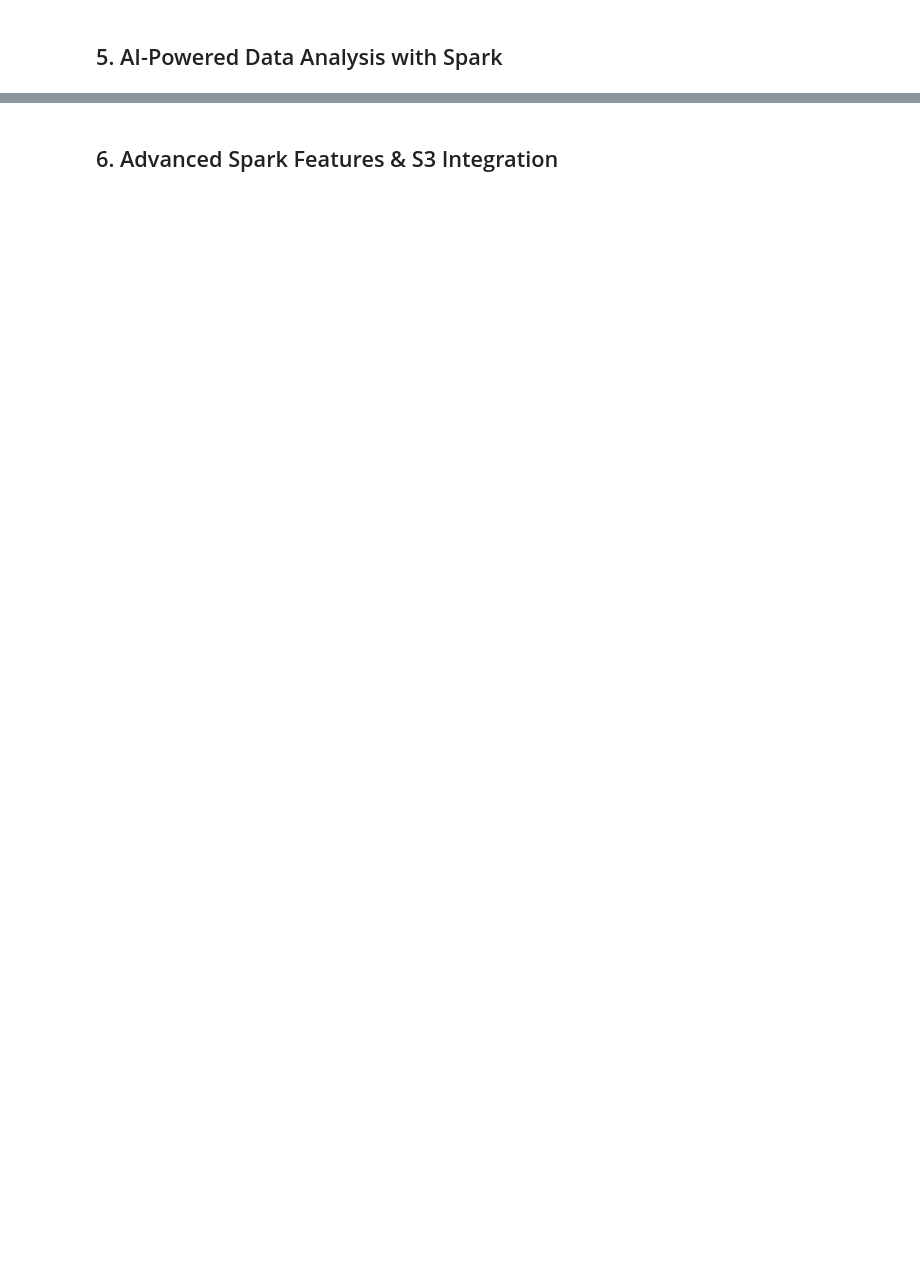
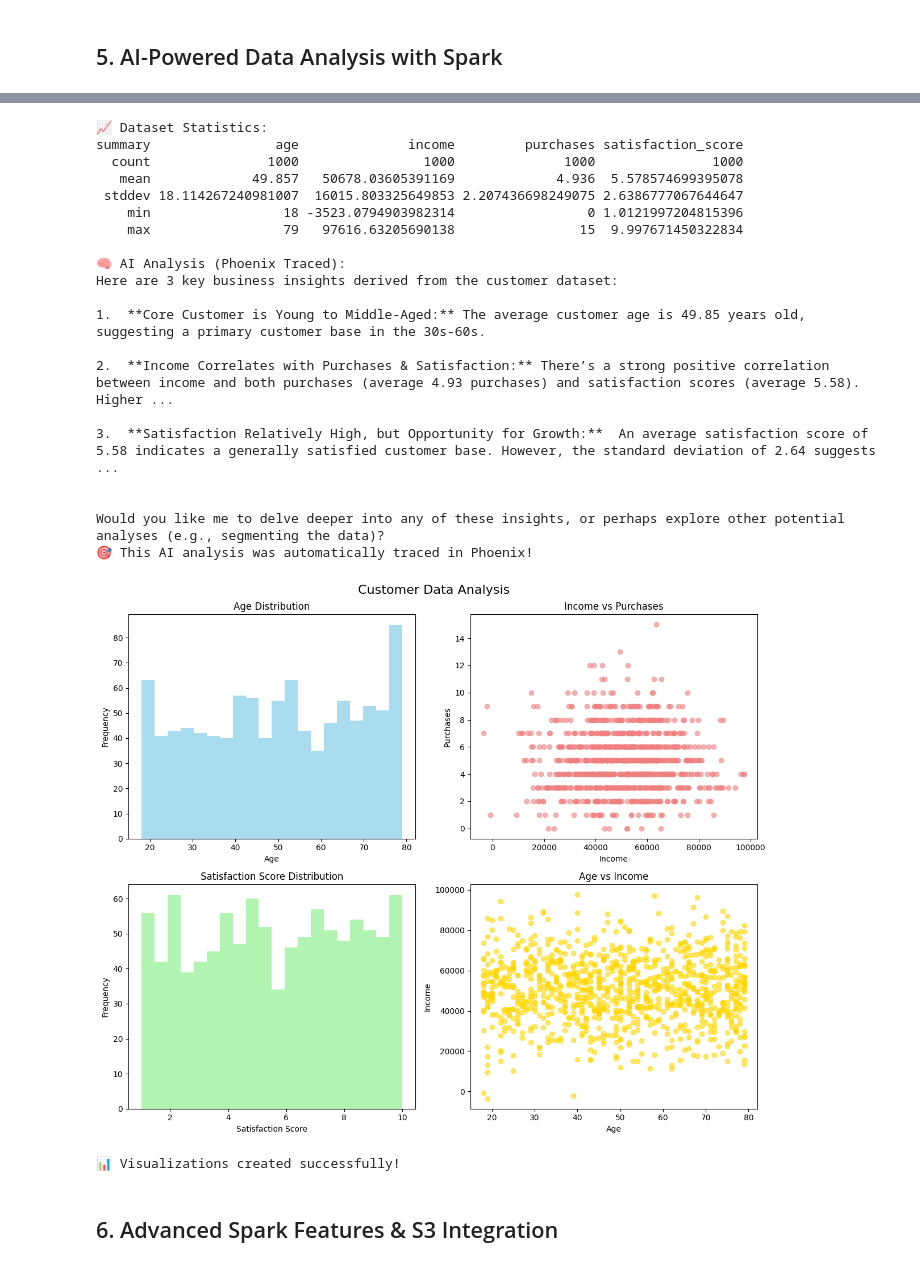
Before and after one commit to tarekabouzeid/data-lab-playground, a Jupyter notebook: jupyter/notebooks/data_lab_playground.ipynb, the cells around one changed output, grey strips where cells are left out. Drawn from its saved outputs; the diff is of its cells as text; code cells hidden in the pictures; blank space fills up the shorter version.

```diff
--- a/jupyter/notebooks/data_lab_playground.ipynb
+++ b/jupyter/notebooks/data_lab_playground.ipynb
@@ -144,35 +171,32 @@ except Exception as e:
 # Test LangChain with automatic tracing (if available)
 print(f"\n🧪 Testing LangChain Integration with Phoenix Tracing...")
 
+ollama_llm = None
 try:
-    # Import LangChain components
-    from langchain_community.llms import Ollama
-    from langchain.prompts import PromptTemplate
-    from langchain.chains import LLMChain
+    # Import LangChain components (modern LCEL approach)
+    from langchain_core.prompts import PromptTemplate
+    from langchain_ollama import OllamaLLM
 
-    # Create Ollama LLM instance (will be automatically traced)
-    ollama_llm = Ollama(
+    # Create Ollama LLM instance (auto-traced by Phoenix)
+    ollama_llm = OllamaLLM(
         model="gemma3:4b",
         base_url="http://ollama:11434",
         temperature=0.7
     )
 
-    # Create a simple prompt template
+    # Prompt
     test_prompt = PromptTemplate(
         input_variables=["topic"],
         template="Explain {topic} in exactly 2 sentences."
     )
 
-    # Create LLM chain (automatically traced)
-    test_chain = LLMChain(
-        llm=ollama_llm,
-        prompt=test_prompt
-    )
+    # LCEL chain (modern, correct)
+    test_chain = test_prompt | ollama_llm
 
-    # Run the chain - this will create traces in Phoenix
     print("🔄 Running traced LangChain operation...")
-    result = test_chain.run(topic="machine learning")
+    result = test_chain.invoke({"topic": "machine learning"})
     print(f"✅ LangChain Response: {result}")
+
 
     # Check if tracing is working
     if 'phoenix_initialized' in globals() and phoenix_initialized:
@@ -264,10 +328,12 @@ print("📈 Dataset Statistics:")
 print(stats_df.to_string(index=False))
 
 # Get insights using AI (with Phoenix tracing if available)
+from langchain_core.prompts import PromptTemplate
+
+# Get insights using AI (with Phoenix tracing if available)
 stats_summary = stats_df.to_string(index=False)
 
 if phoenix_initialized and ollama_llm:
-    # Use LangChain with Phoenix tracing
     analysis_prompt = PromptTemplate(
         input_variables=["data_summary"],
         template="""Analyze this customer dataset statistics and provide 3 key business insights:
@@ -277,16 +343,16 @@ if phoenix_initialized and ollama_llm:
 Focus on patterns in age, income, purchases, and satisfaction scores. Be concise."""
     )
 
-    analysis_chain = LLMChain(llm=ollama_llm, prompt=analysis_prompt)
+    # ✅ LCEL chain (modern + traced)
+    analysis_chain = analysis_prompt | ollama_llm
 
     print("\n🧠 AI Analysis (Phoenix Traced):")
-    ai_insights = analysis_chain.run(data_summary=stats_summary)
+    ai_insights = analysis_chain.invoke({"data_summary": stats_summary})
     print(ai_insights)
 
     print("🎯 This AI analysis was automatically traced in Phoenix!")
-
 else:
-    # Fallback to direct API if LangChain/Phoenix not available
+    # Fallback to direct API
     ai_prompt = f"""
 Analyze this customer dataset statistics and provide 3 key business insights:
 
@@ -294,10 +360,10 @@ Analyze this customer dataset statistics and provide 3 key business insights:
 
 Focus on patterns in age, income, purchases, and satisfaction scores. Be concise.
 """
-
     print("\n🧠 AI Analysis (Direct API):")
     ai_insights = chat_with_ollama(ai_prompt)
     print(ai_insights)
+
 
 # Create visualizations
 pandas_df = spark_df.toPandas()
@@ -333,3 +399,4 @@ plt.tight_layout()
 plt.show()
 
 print("📊 Visualizations created successfully!")
+# %% [output]
@@ -336,3 +404,25 @@ print("📊 Visualizations created successfully!")
+📈 Dataset Statistics:
+summary                age              income         purchases satisfaction_score
+  count               1000                1000              1000               1000
+   mean             49.857   50678.03605391169             4.936  5.578574699395078
+ stddev 18.114267240981007  16015.803325649853 2.207436698249075 2.6386777067644647
+    min                 18 -3523.0794903982314                 0 1.0121997204815396
+    max                 79   97616.63205690138                15  9.997671450322834
+
+🧠 AI Analysis (Phoenix Traced):
+Here are 3 key business insights derived from the customer dataset:
+
+1.  **Core Customer is Young to Middle-Aged:** The average customer age is 49.85 years old, suggesting a primary customer base in the 30s-60s.
+
+2.  **Income Correlates with Purchases & Satisfaction:** There’s a strong positive correlation between income and both purchases (average 4.93 purchases) and satisfaction scores (average 5.58). Higher ...
+
+3.  **Satisfaction Relatively High, but Opportunity for Growth:**  An average satisfaction score of 5.58 indicates a generally satisfied customer base. However, the standard deviation of 2.64 suggests ...
+
+
+Would you like me to delve deeper into any of these insights, or perhaps explore other potential analyses (e.g., segmenting the data)?
+🎯 This AI analysis was automatically traced in Phoenix!
+[figure, added]
+📊 Visualizations created successfully!
 # %% [markdown]
 ## 6. Advanced Spark Features & S3 Integration
 # %%
```
Also changed, not shown: parts of 14 cells of this notebook, 18 other files.
